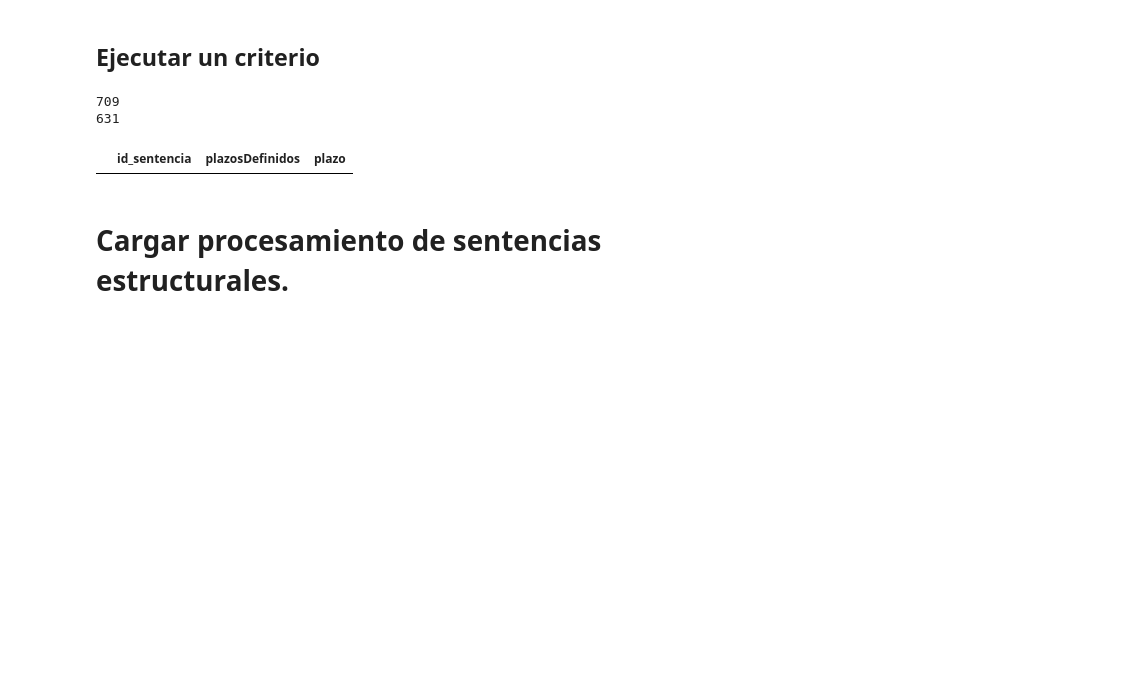
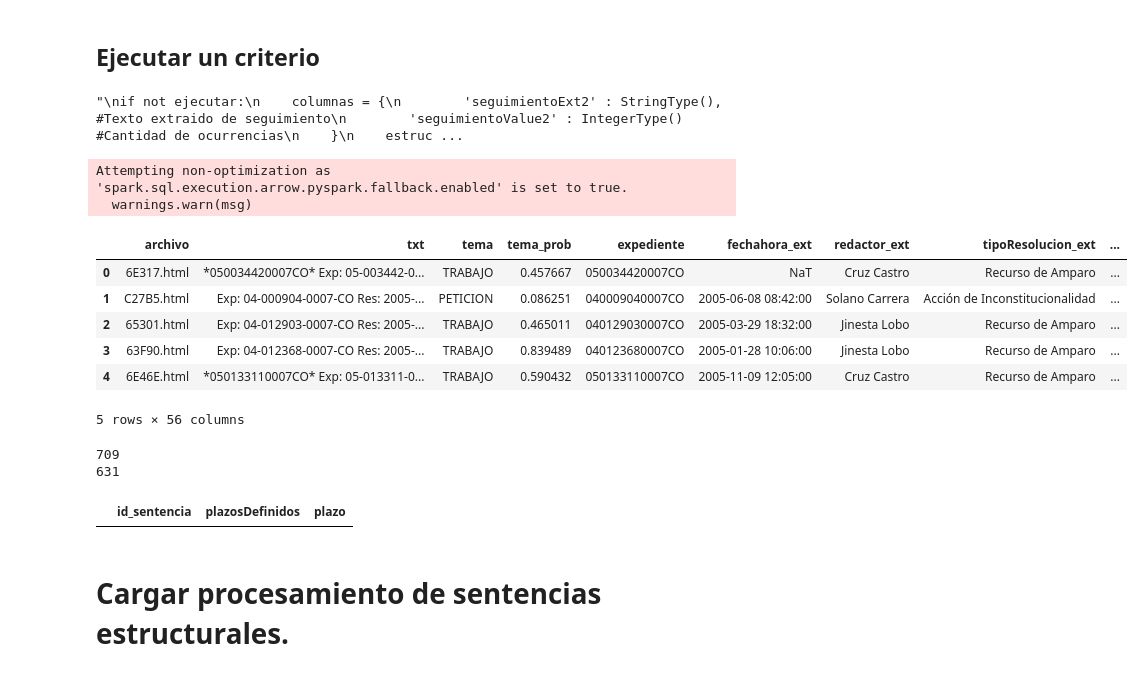
Before and after one commit to kennorsdb/nlppen, a Jupyter notebook: Notebook.ipynb, the cells around one changed output. Drawn from its saved outputs; the diff is of its cells as text; code cells hidden in the pictures; blank space fills up the shorter version.

```diff
--- a/Notebook.ipynb
+++ b/Notebook.ipynb
@@ -179,13 +192,30 @@ estructurales.seleccion.sdf.select("id_sentencia", "expediente_oficial").toPanda
 ## Ejecutar un criterio
 # %%
 from pyspark.sql.types import *
+"""
 if not ejecutar:
     columnas = {
-        'plazosDefinidos' : ArrayType(TimestampType()) #Correción día 27-11-2021. Correr de nuevo
+        'seguimientoExt2' : StringType(), #Texto extraido de seguimiento
+        'seguimientoValue2' : IntegerType() #Cantidad de ocurrencias
     }
-    estructurales.plazosDefinidos(columnas, True, True)
+    estructurales.extraerSeguimiento(columnas, True, False)
     s = estructurales.seleccion.sdf
     s.toPandas().head(5)
+    """
+# %% [output]
+"\nif not ejecutar:\n    columnas = {\n        'seguimientoExt2' : StringType(), #Texto extraido de seguimiento\n        'seguimientoValue2' : IntegerType() #Cantidad de ocurrencias\n    }\n    estruc ...
+# %%
+s.toPandas().head(5)
+# %% [output]
+Attempting non-optimization as 'spark.sql.execution.arrow.pyspark.fallback.enabled' is set to true.
+  warnings.warn(msg)
+|  | archivo | txt | tema | tema_prob | expediente | fechahora_ext | redactor_ext | tipoResolucion_ext | ... |
+| 0 | 6E317.html | *050034420007CO* Exp: 05-003442-0... | TRABAJO | 0.457667 | 050034420007CO | NaT | Cruz Castro | Recurso de Amparo | ... |
+| 1 | C27B5.html | Exp: 04-000904-0007-CO Res: 2005-... | PETICION | 0.086251 | 040009040007CO | 2005-06-08 08:42:00 | Solano Carrera | Acción de Inconstitucionalidad | ... |
+| 2 | 65301.html | Exp: 04-012903-0007-CO Res: 2005-... | TRABAJO | 0.465011 | 040129030007CO | 2005-03-29 18:32:00 | Jinesta Lobo | Recurso de Amparo | ... |
+| 3 | 63F90.html | Exp: 04-012368-0007-CO Res: 2005-... | TRABAJO | 0.839489 | 040123680007CO | 2005-01-28 10:06:00 | Jinesta Lobo | Recurso de Amparo | ... |
+| 4 | 6E46E.html | *050133110007CO* Exp: 05-013311-0... | TRABAJO | 0.590432 | 050133110007CO | 2005-11-09 12:05:00 | Cruz Castro | Recurso de Amparo | ... |
+5 rows × 56 columns
 # %%
 s = estructurales.seleccion.sdf
 print(s.filter(s.plazo > 0).count())
```
Also changed, not shown: parts of 5 cells of this notebook, 2 other files.
